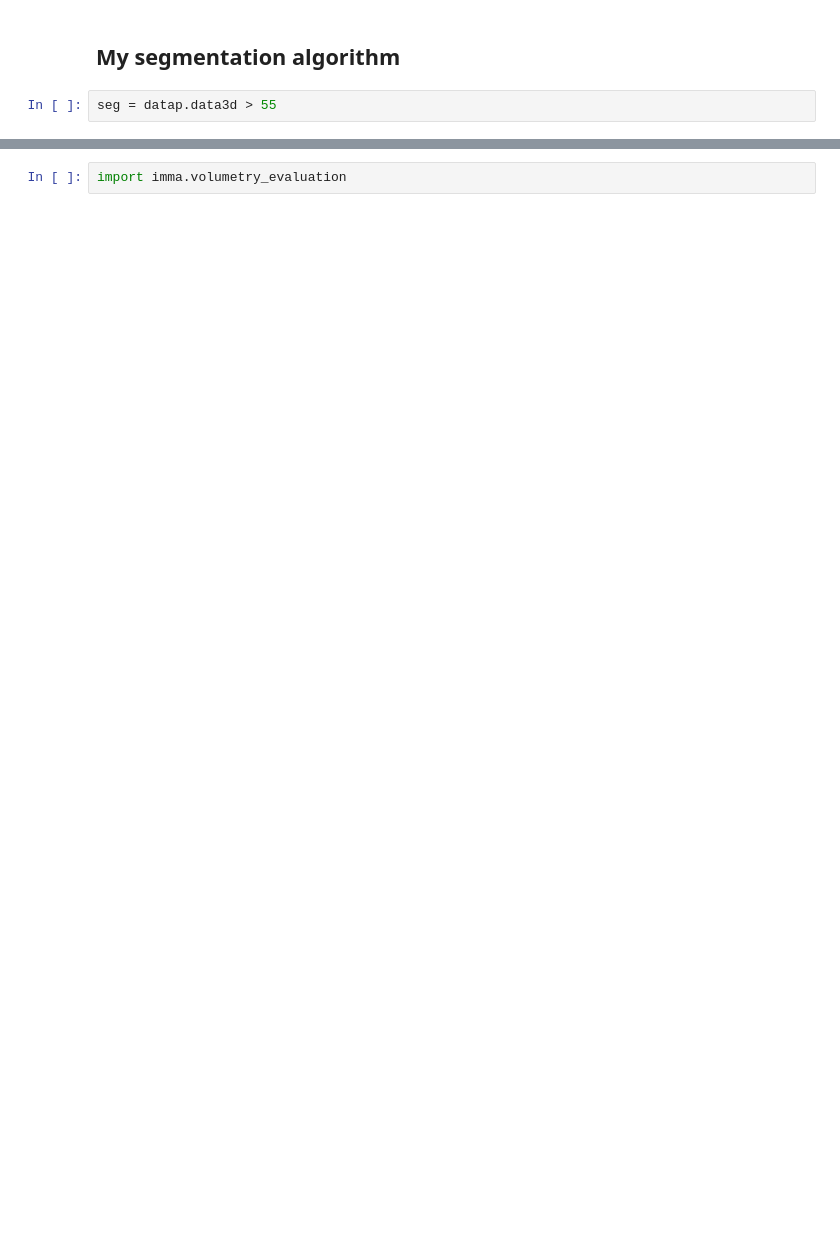
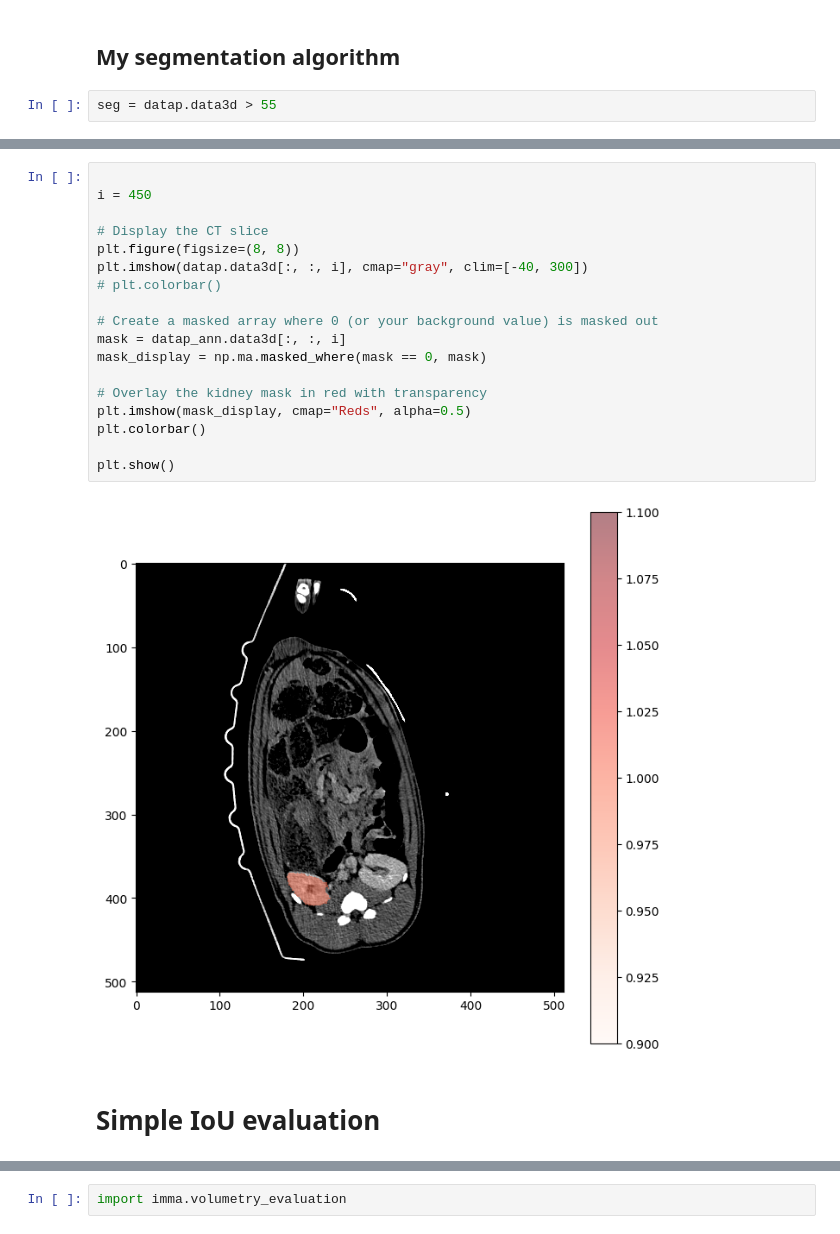
Before and after one commit to mjirik/zdo2025, a Jupyter notebook: ZDO2025.ipynb, the cells around one changed output, grey strips where cells are left out. Saved outputs shown, nothing was run; the diff lists cells and outputs as text; blank space fills up the shorter version.

```diff
--- a/ZDO2025.ipynb
+++ b/ZDO2025.ipynb
@@ -180,0 +177,22 @@ axs[1].imshow(fake_gt[:,200,:], aspect=datap.voxelsize_mm[0]/datap.voxelsize_mm[
+# %%
+
+i = 450
+
+# Display the CT slice
+plt.figure(figsize=(8, 8))
+plt.imshow(datap.data3d[:, :, i], cmap="gray", clim=[-40, 300])
+# plt.colorbar()
+
+# Create a masked array where 0 (or your background value) is masked out
+mask = datap_ann.data3d[:, :, i]
+mask_display = np.ma.masked_where(mask == 0, mask)
+
+# Overlay the kidney mask in red with transparency
+plt.imshow(mask_display, cmap="Reds", alpha=0.5)
+plt.colorbar()
+
+plt.show()
+# %% [output]
+[figure, added]
+# %% [markdown]
+# Simple IoU evaluation
```
Also changed, not shown: parts of 17 cells of this notebook.
